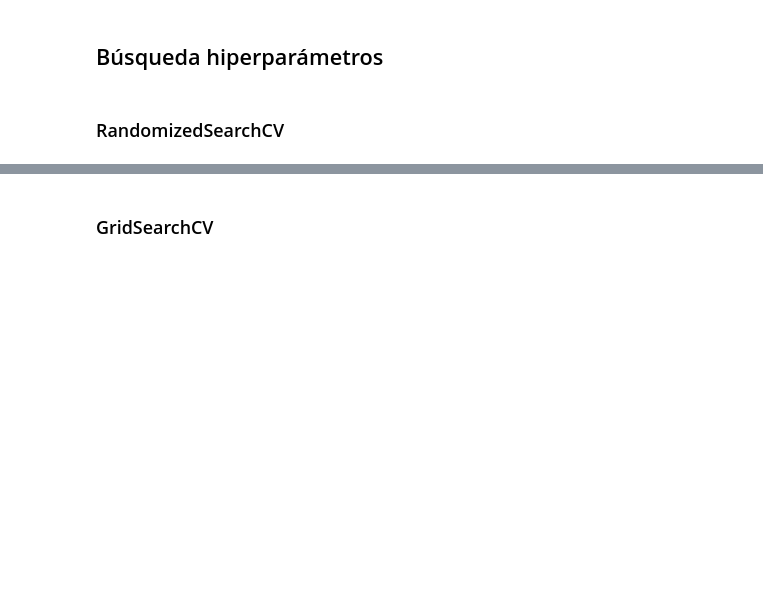
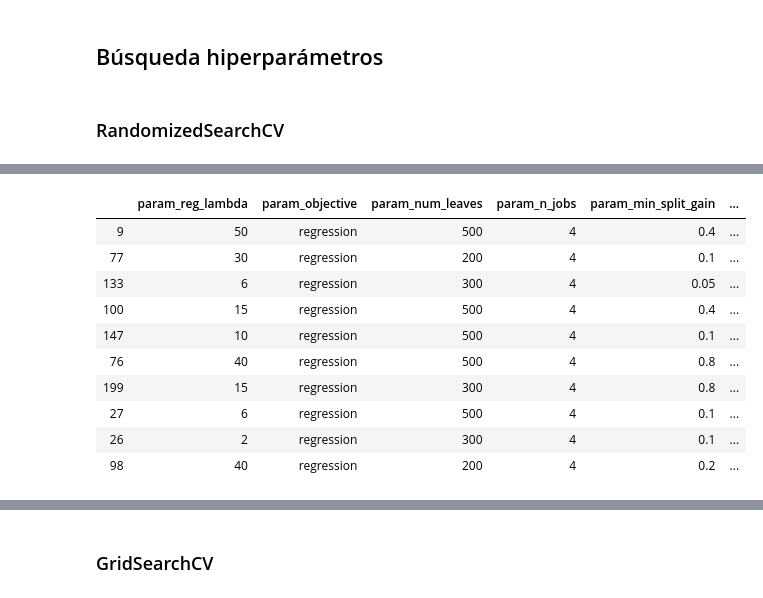
Before and after one commit to JDSanto/datos-tp2, a Jupyter notebook: LightGBM.ipynb, the cells around one changed output, grey strips where cells are left out. Cells and saved outputs as stored; diff of their text form; code cells hidden in the pictures; blank space fills up the shorter version.

```diff
--- a/LightGBM.ipynb
+++ b/LightGBM.ipynb
@@ -94,13 +94,13 @@ lgb_params = {
     'bagging_fraction': [0.1, 0.3, 0.5, 0.7, 0.9],
     'bagging_freq': [0, 1, 5, 10, 20, 40],
     'min_data_in_leaf': [10, 20, 40],
-    'max_bin': [100, 175, 255],
-    'reg_lambda': [0, 2, 6, 10],
-    'min_split_gain': [0, 0.05, 0.1, 0.2],
+    'max_bin': [100, 175, 255, 364, 512],
+    'reg_lambda': [0, 2, 6, 10, 15, 30, 40, 50],
+    'min_split_gain': [0, 0.05, 0.1, 0.2, 0.4, 0.8],
     'feature_fraction': [0.85],
-    'max_depth': [10],
-    'num_leaves': [200],
-    'learning_rate': [0.25],
+    'max_depth': [5, 10, 15],
+    'num_leaves': [200, 300, 500],
+    'learning_rate': [0.1, 0.15, 0.2, 0.25],
     'n_jobs': [4]
 }
 
@@ -109,7 +109,7 @@ x_train, x_test, y_train, y_test = utils.dividir_dataset(df_train_f, 'precio', f
 rs_cv = RandomizedSearchCV(estimator=lgb.LGBMRegressor(),
                            param_distributions=lgb_params,
                            cv=3,
-                           n_iter=50,
+                           n_iter=200,
                            verbose=3, scoring='neg_mean_absolute_error')
 
 rs_cv.fit(x_train, y_train, verbose=1)
@@ -209,0 +196,19 @@ results[['param_bagging_fraction',
+# %%
+results[['param_reg_lambda', 'param_objective', 'param_num_leaves',
+       'param_n_jobs', 'param_min_split_gain', 'param_min_data_in_leaf',
+       'param_metric', 'param_max_depth', 'param_max_bin',
+       'param_learning_rate', 'param_feature_fraction', 'param_boosting_type',
+       'param_bagging_freq', 'param_bagging_fraction',
+       'mean_test_score']].head(10)
+# %% [output]
+|  | param_reg_lambda | param_objective | param_num_leaves | param_n_jobs | param_min_split_gain | ... |
+| 9 | 50 | regression | 500 | 4 | 0.4 | ... |
+| 77 | 30 | regression | 200 | 4 | 0.1 | ... |
+| 133 | 6 | regression | 300 | 4 | 0.05 | ... |
+| 100 | 15 | regression | 500 | 4 | 0.4 | ... |
+| 147 | 10 | regression | 500 | 4 | 0.1 | ... |
+| 76 | 40 | regression | 500 | 4 | 0.8 | ... |
+| 199 | 15 | regression | 300 | 4 | 0.8 | ... |
+| 27 | 6 | regression | 500 | 4 | 0.1 | ... |
+| 26 | 2 | regression | 300 | 4 | 0.1 | ... |
+| 98 | 40 | regression | 200 | 4 | 0.2 | ... |
```
Also changed, not shown: parts of 14 cells of this notebook, 13 other files.
